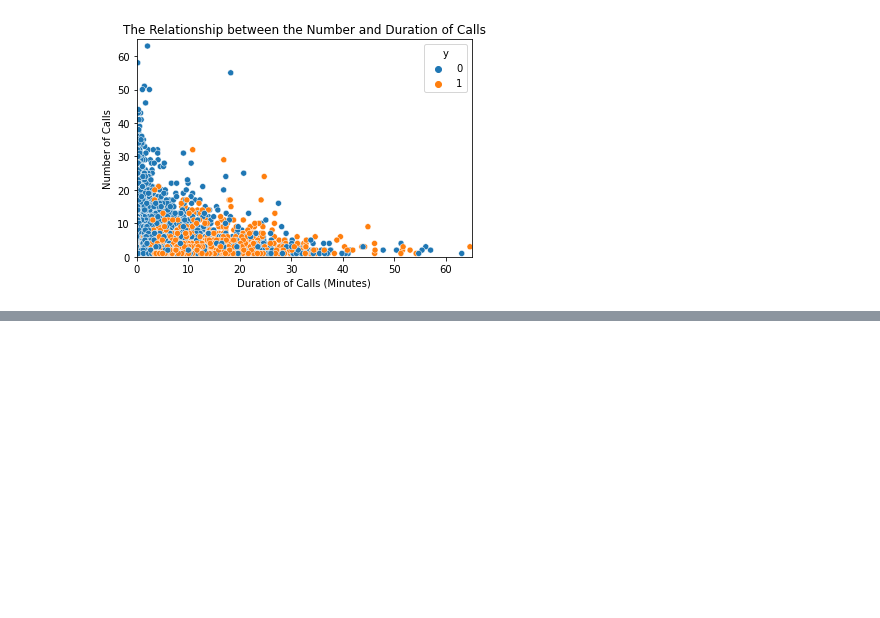
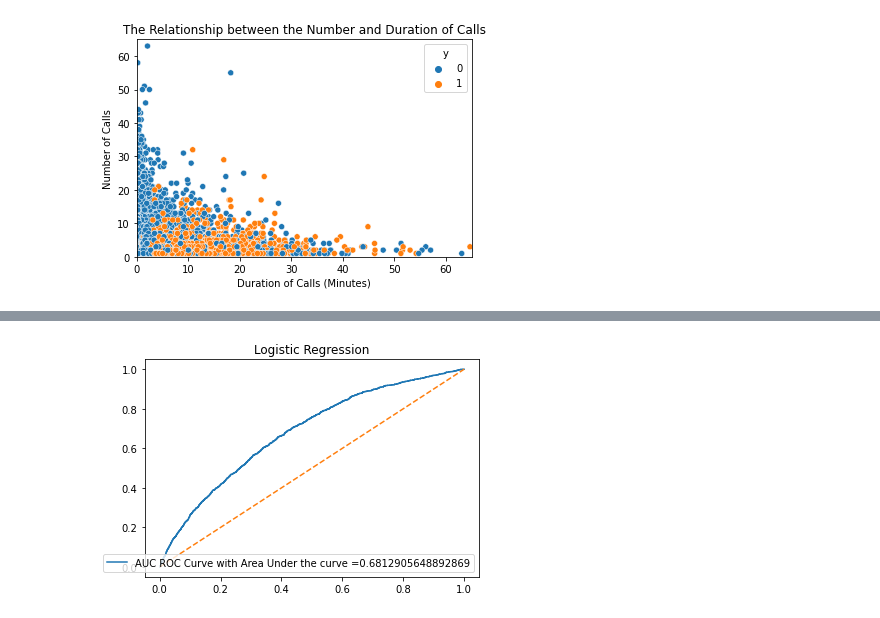
Before and after one commit to Sonu-Simariya/jupyter, a Jupyter notebook: assingment.ipynb, the cells around one changed output, grey strips where cells are left out. Cells and saved outputs as stored; diff of their text form; code cells hidden in the pictures; blank space fills up the shorter version.

```diff
--- a/assingment.ipynb
+++ b/assingment.ipynb
@@ -211,0 +200,14 @@ Name: age, Length: 44869, dtype: int64
+# %%
+from sklearn.preprocessing import LabelEncoder
+from sklearn.linear_model import LogisticRegression
+from sklearn.model_selection import train_test_split
+from sklearn.metrics import accuracy_score, precision_score, recall_score, f1_score, confusion_matrix
+import sklearn.metrics as metrics
+from sklearn.model_selection import GridSearchCV
+
+
+labelenc = LabelEncoder()
+bank[category_cols] = bank[category_cols].apply(LabelEncoder().fit_transform)
+X = bank.drop(['y','duration'],1)
+y =bank['y']
+X_train_im, X_test_im, y_train_im, y_test_im= train_test_split(X,y, test_size=0.3, random_state=0)
@@ -211,0 +216,16 @@ Name: age, Length: 44869, dtype: int64
+# %%
+lg_clf=LogisticRegression()
+#Fitting on data
+lg_clf.fit(X_train_im, y_train_im)
+
+#Scoring the model on train data
+score_lg_train=lg_clf.score(X_train_im, y_train_im)
+print("Training score: %.2f " % score_lg_train)
+
+#Scoring the model on test_data
+score_lg_test=lg_clf.score(X_test_im, y_test_im)
+print("Testing score: %.2f " % score_lg_test)
+
+y_pred_lg = lg_clf.predict(X_test_im)
+# y_prob = rf_clf.predict_proba(X_test)
+# probs = y_prob[:,1]
@@ -211,0 +267,12 @@ Name: age, Length: 44869, dtype: int64
+# %%
+from sklearn.metrics import roc_auc_score, roc_curve
+y_pred_proba = lg_clf.predict_proba(X_test_im)[:, 1]
+fpr, tpr, thresholds = roc_curve(y_test_im,  y_pred_proba)
+auc = roc_auc_score(y_test_im, y_pred_proba)
+mlp.title('Logistic Regression')
+mlp.plot(fpr,tpr,label="AUC ROC Curve with Area Under the curve ="+str(auc))
+mlp.plot([0, 1], [0, 1], linestyle='--')
+mlp.legend(loc=4)
+mlp.show()
+# %% [output]
+[figure, added]
```
Also changed, not shown: parts of 10 cells of this notebook.
